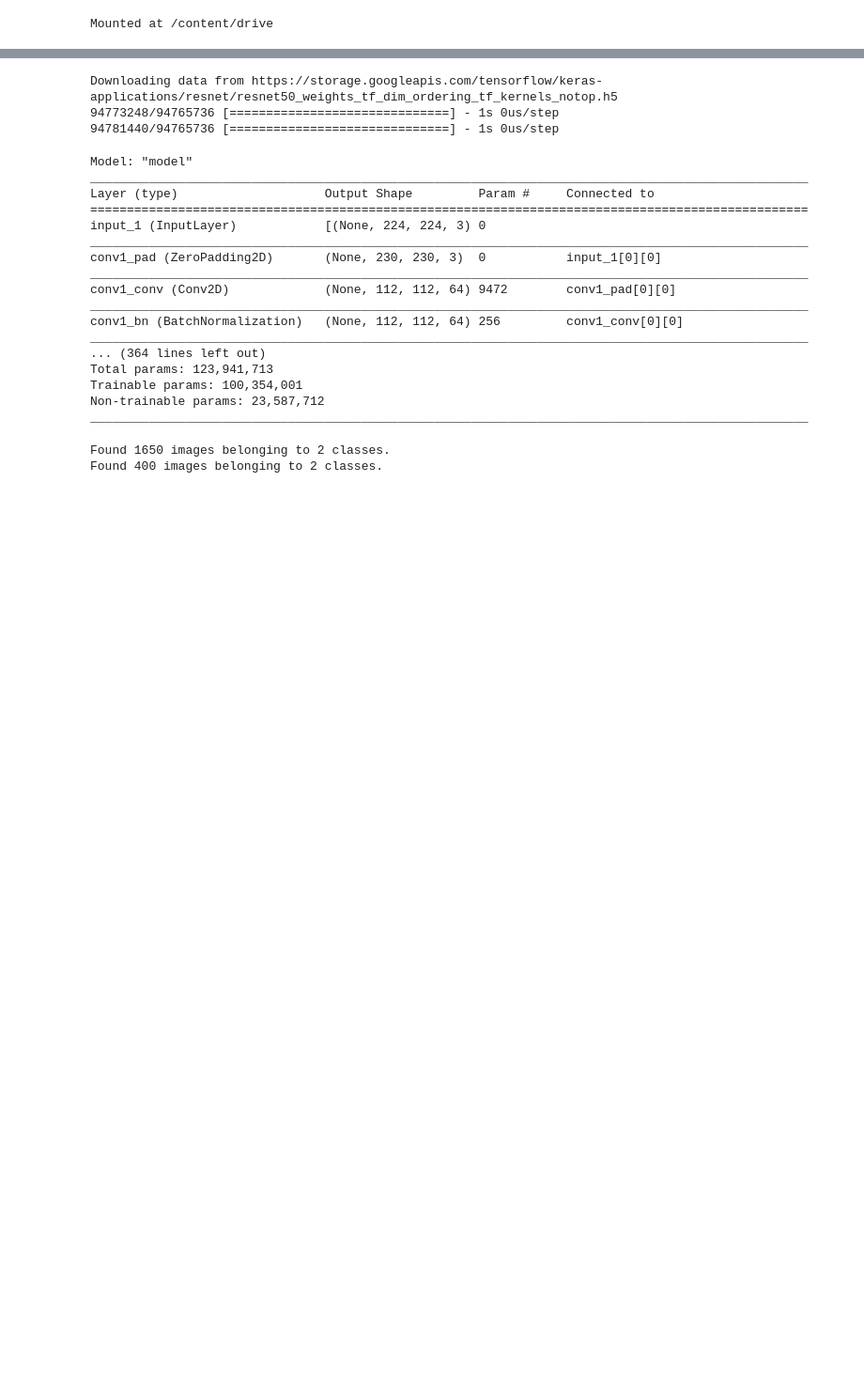
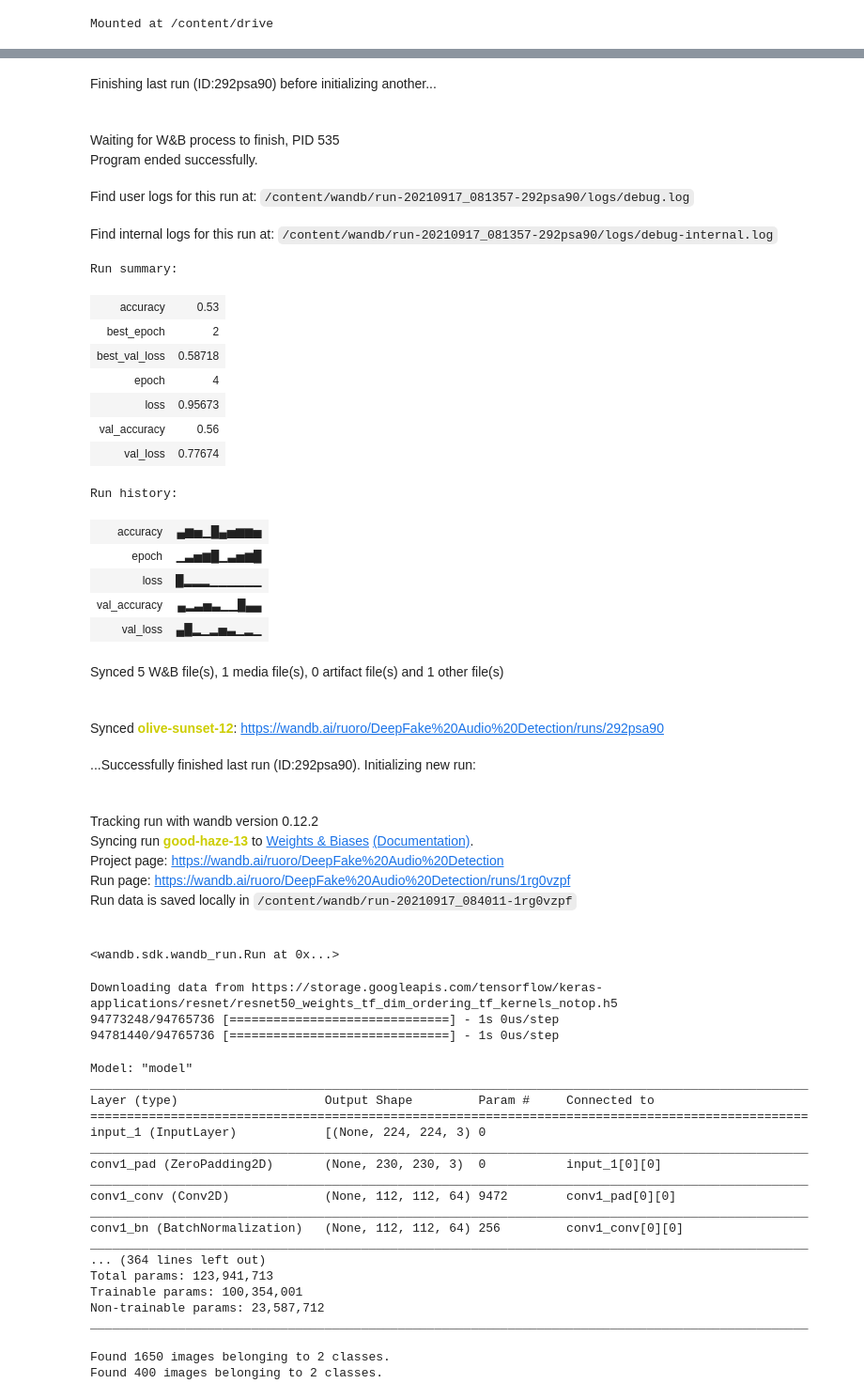
Before and after one commit to beatricekiplagat/Deepfake-Audio-Recognition, a Jupyter notebook: DEEPFAKE_AUDIO_DETECTION_TRANSFER_LEARNING_MODELS_ResNet50.ipynb, the cells around one changed output, grey strips where cells are left out. Shown: that part at 94% size. Saved outputs shown, nothing was run; the diff lists cells and outputs as text; code cells hidden in the pictures; blank space fills up the shorter version.

```diff
--- a/DEEPFAKE_AUDIO_DETECTION_TRANSFER_LEARNING_MODELS_ResNet50.ipynb
+++ b/DEEPFAKE_AUDIO_DETECTION_TRANSFER_LEARNING_MODELS_ResNet50.ipynb
@@ -19,3 +23,14 @@ from google.colab import drive
 drive.mount('/content/drive')
 # %% [output]
 Mounted at /content/drive
+# %%
+# Initialize wandb
+wandb.login()
+wandb.init(project='DeepFake Audio Detection', entity='ruoro',
+           config = {
+               'learning_rate': 0.005,
+               'epochs': 5,
+               'batch_size' : 64,
+               'loss_function' : 'binary_crossentropy'
+           })
+# %% [output]
@@ -22,3 +38,31 @@ Mounted at /content/drive
+Finishing last run (ID:292psa90) before initializing another...
+Waiting for W&B process to finish, PID 535
+Program ended successfully.
+Find user logs for this run at: /content/wandb/run-20210917_081357-292psa90/logs/debug.log
+Find internal logs for this run at: /content/wandb/run-20210917_081357-292psa90/logs/debug-internal.log
+Run summary:
+| accuracy | 0.53 |
+| best_epoch | 2 |
+| best_val_loss | 0.58718 |
+| epoch | 4 |
+| loss | 0.95673 |
+| val_accuracy | 0.56 |
+| val_loss | 0.77674 |
+Run history:
+| accuracy | ▄▆▅▁█▄▅▆▆▅ |
+| epoch | ▁▃▅▆█▁▃▅▆█ |
+| loss | █▂▂▂▁▁▁▁▁▁ |
+| val_accuracy | ▄▂▃▅▃▁▁█▄▄ |
+| val_loss | ▄█▂▁▂▅▃▁▂▁ |
+Synced 5 W&B file(s), 1 media file(s), 0 artifact file(s) and 1 other file(s)
+Synced olive-sunset-12: https://wandb.ai/ruoro/DeepFake%20Audio%20Detection/runs/292psa90
+...Successfully finished last run (ID:292psa90). Initializing new run:
+Tracking run with wandb version 0.12.2
+Syncing run good-haze-13 to Weights & Biases (Documentation).
+Project page: https://wandb.ai/ruoro/DeepFake%20Audio%20Detection
+Run page: https://wandb.ai/ruoro/DeepFake%20Audio%20Detection/runs/1rg0vzpf
+Run data is saved locally in /content/wandb/run-20210917_084011-1rg0vzpf
+<wandb.sdk.wandb_run.Run at 0x...>
 # %%
 # re-size all the images to this
 IMAGE_SIZE = [224, 224]
```
Also changed, not shown: parts of 7 cells of this notebook.
